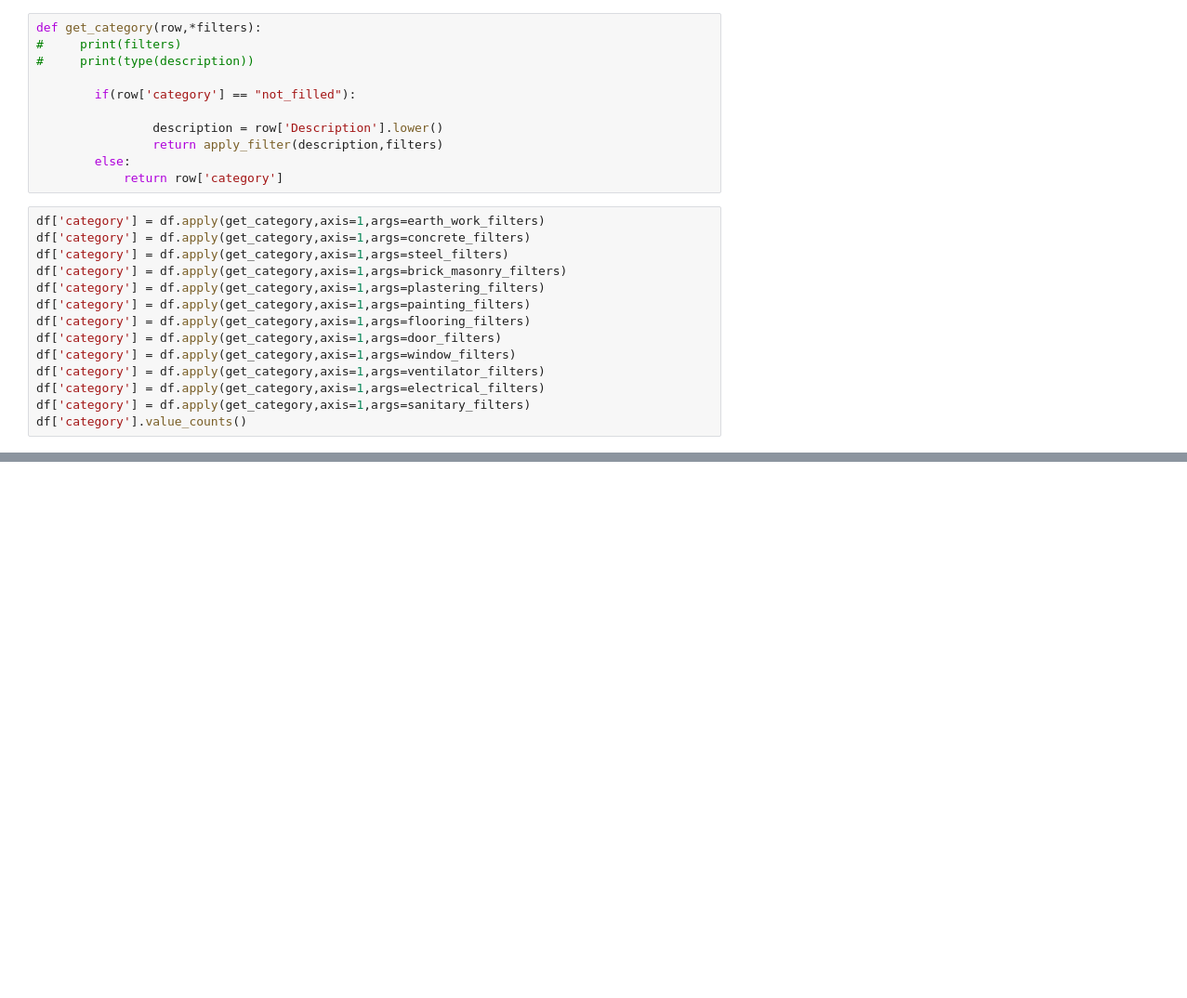
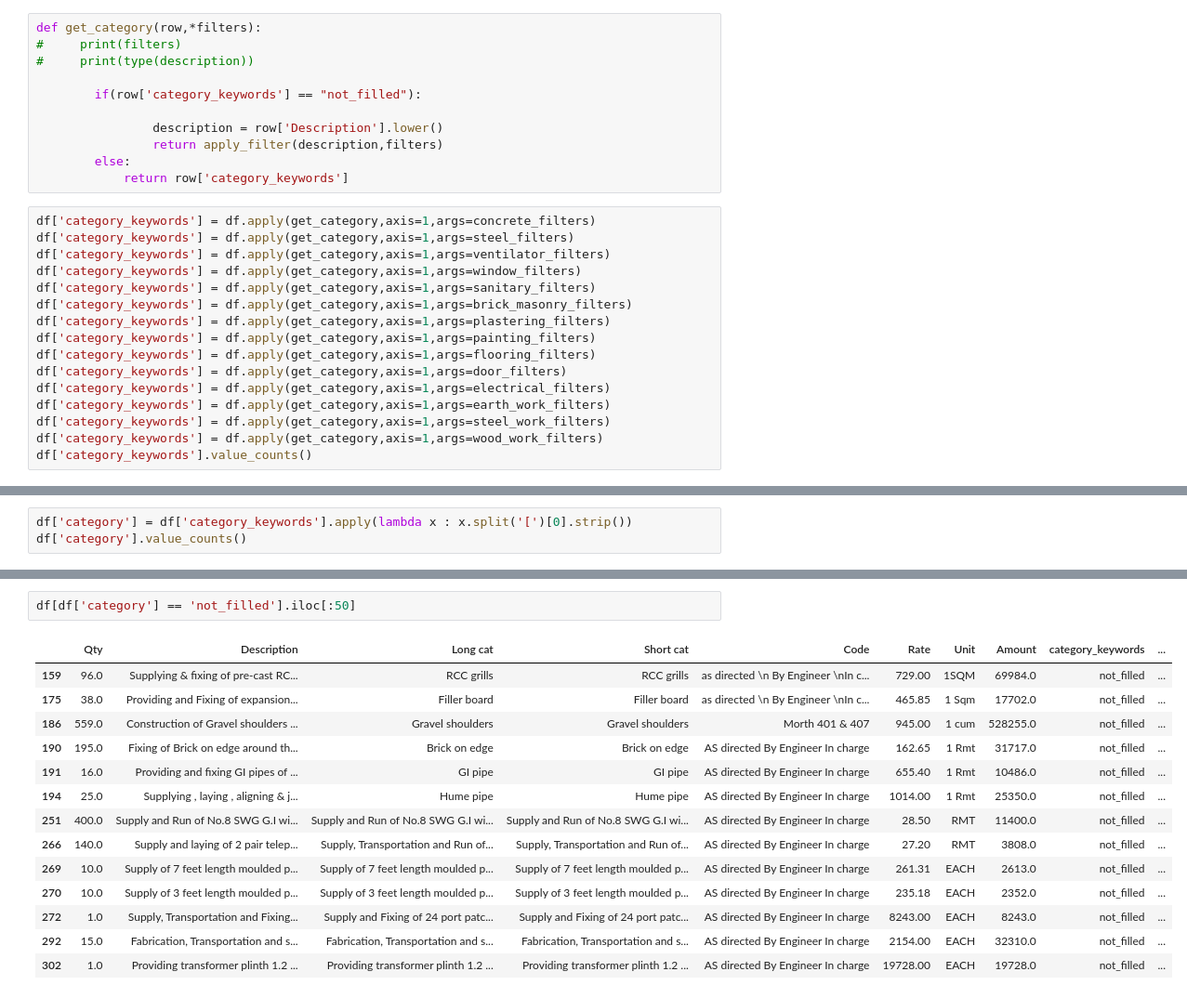
Before and after one commit to NaveenDama/BOQ_Analysis, a Jupyter notebook: BOQ Aanalysis.ipynb, the cells around one changed output, grey strips where cells are left out. Shown at 93% size. Drawn from its saved outputs; the diff is of its cells as text; blank space fills up the shorter version.

```diff
--- a/BOQ Aanalysis.ipynb
+++ b/BOQ Aanalysis.ipynb
@@ -69,24 +84,26 @@ def get_category(row,*filters):
 #     print(filters)
 #     print(type(description))
 
-        if(row['category'] == "not_filled"):
+        if(row['category_keywords'] == "not_filled"):
 
                 description = row['Description'].lower()
                 return apply_filter(description,filters)
         else:
-            return row['category']
+            return row['category_keywords']
 # %%
-df['category'] = df.apply(get_category,axis=1,args=earth_work_filters)
-df['category'] = df.apply(get_category,axis=1,args=concrete_filters)
-df['category'] = df.apply(get_category,axis=1,args=steel_filters)
-df['category'] = df.apply(get_category,axis=1,args=brick_masonry_filters)
-df['category'] = df.apply(get_category,axis=1,args=plastering_filters)
-df['category'] = df.apply(get_category,axis=1,args=painting_filters)
-df['category'] = df.apply(get_category,axis=1,args=flooring_filters)
-df['category'] = df.apply(get_category,axis=1,args=door_filters)
-df['category'] = df.apply(get_category,axis=1,args=window_filters)
-df['category'] = df.apply(get_category,axis=1,args=ventilator_filters)
-df['category'] = df.apply(get_category,axis=1,args=electrical_filters)
-df['category'] = df.apply(get_category,axis=1,args=sanitary_filters)
-df['category'].value_counts()
+df['category_keywords'] = df.apply(get_category,axis=1,args=concrete_filters)
+df['category_keywords'] = df.apply(get_category,axis=1,args=steel_filters)
+df['category_keywords'] = df.apply(get_category,axis=1,args=ventilator_filters)
+df['category_keywords'] = df.apply(get_category,axis=1,args=window_filters)
+df['category_keywords'] = df.apply(get_category,axis=1,args=sanitary_filters)
+df['category_keywords'] = df.apply(get_category,axis=1,args=brick_masonry_filters)
+df['category_keywords'] = df.apply(get_category,axis=1,args=plastering_filters)
+df['category_keywords'] = df.apply(get_category,axis=1,args=painting_filters)
+df['category_keywords'] = df.apply(get_category,axis=1,args=flooring_filters)
+df['category_keywords'] = df.apply(get_category,axis=1,args=door_filters)
+df['category_keywords'] = df.apply(get_category,axis=1,args=electrical_filters)
+df['category_keywords'] = df.apply(get_category,axis=1,args=earth_work_filters)
+df['category_keywords'] = df.apply(get_category,axis=1,args=steel_work_filters)
+df['category_keywords'] = df.apply(get_category,axis=1,args=wood_work_filters)
+df['category_keywords'].value_counts()
 # %% [output]
@@ -116,0 +126,3 @@ df[df['category'] == 'Sanitary'].loc[220:350]
+# %%
+df['category'] = df['category_keywords'].apply(lambda x : x.split('[')[0].strip())
+df['category'].value_counts()
@@ -116,0 +178,17 @@ df[df['category'] == 'Sanitary'].loc[220:350]
+# %%
+df[df['category'] == 'not_filled'].iloc[:50]
+# %% [output]
+|  | Qty | Description | Long cat | Short cat | Code | Rate | Unit | Amount | category_keywords | ... |
+| 159 | 96.0 | Supplying & fixing of pre-cast RC... | RCC grills | RCC grills | as directed \n By Engineer \nIn c... | 729.00 | 1SQM | 69984.0 | not_filled | ... |
+| 175 | 38.0 | Providing and Fixing of expansion... | Filler board | Filler board | as directed \n By Engineer \nIn c... | 465.85 | 1 Sqm | 17702.0 | not_filled | ... |
+| 186 | 559.0 | Construction of Gravel shoulders ... | Gravel shoulders | Gravel shoulders | Morth 401 & 407 | 945.00 | 1 cum | 528255.0 | not_filled | ... |
+| 190 | 195.0 | Fixing of Brick on edge around th... | Brick on edge | Brick on edge | AS directed By Engineer In charge | 162.65 | 1 Rmt | 31717.0 | not_filled | ... |
+| 191 | 16.0 | Providing and fixing GI pipes of ... | GI pipe | GI pipe | AS directed By Engineer In charge | 655.40 | 1 Rmt | 10486.0 | not_filled | ... |
+| 194 | 25.0 | Supplying , laying , aligning & j... | Hume pipe | Hume pipe | AS directed By Engineer In charge | 1014.00 | 1 Rmt | 25350.0 | not_filled | ... |
+| 251 | 400.0 | Supply and Run of No.8 SWG G.I wi... | Supply and Run of No.8 SWG G.I wi... | Supply and Run of No.8 SWG G.I wi... | AS directed By Engineer In charge | 28.50 | RMT | 11400.0 | not_filled | ... |
+| 266 | 140.0 | Supply and laying of 2 pair telep... | Supply, Transportation and Run of... | Supply, Transportation and Run of... | AS directed By Engineer In charge | 27.20 | RMT | 3808.0 | not_filled | ... |
+| 269 | 10.0 | Supply of 7 feet length moulded p... | Supply of 7 feet length moulded p... | Supply of 7 feet length moulded p... | AS directed By Engineer In charge | 261.31 | EACH | 2613.0 | not_filled | ... |
+| 270 | 10.0 | Supply of 3 feet length moulded p... | Supply of 3 feet length moulded p... | Supply of 3 feet length moulded p... | AS directed By Engineer In charge | 235.18 | EACH | 2352.0 | not_filled | ... |
+| 272 | 1.0 | Supply, Transportation and Fixing... | Supply and Fixing of 24 port patc... | Supply and Fixing of 24 port patc... | AS directed By Engineer In charge | 8243.00 | EACH | 8243.0 | not_filled | ... |
+| 292 | 15.0 | Fabrication, Transportation and s... | Fabrication, Transportation and s... | Fabrication, Transportation and s... | AS directed By Engineer In charge | 2154.00 | EACH | 32310.0 | not_filled | ... |
+| 302 | 1.0 | Providing transformer plinth 1.2 ... | Providing transformer plinth 1.2 ... | Providing transformer plinth 1.2 ... | AS directed By Engineer In charge | 19728.00 | EACH | 19728.0 | not_filled | ... |
```
Also changed, not shown: parts of 28 cells of this notebook, 3 other files.
